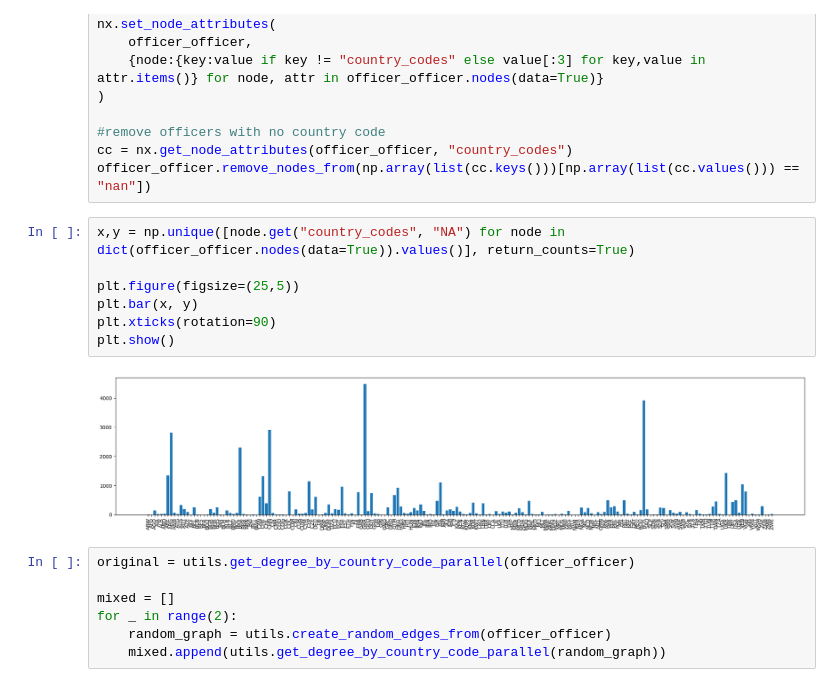
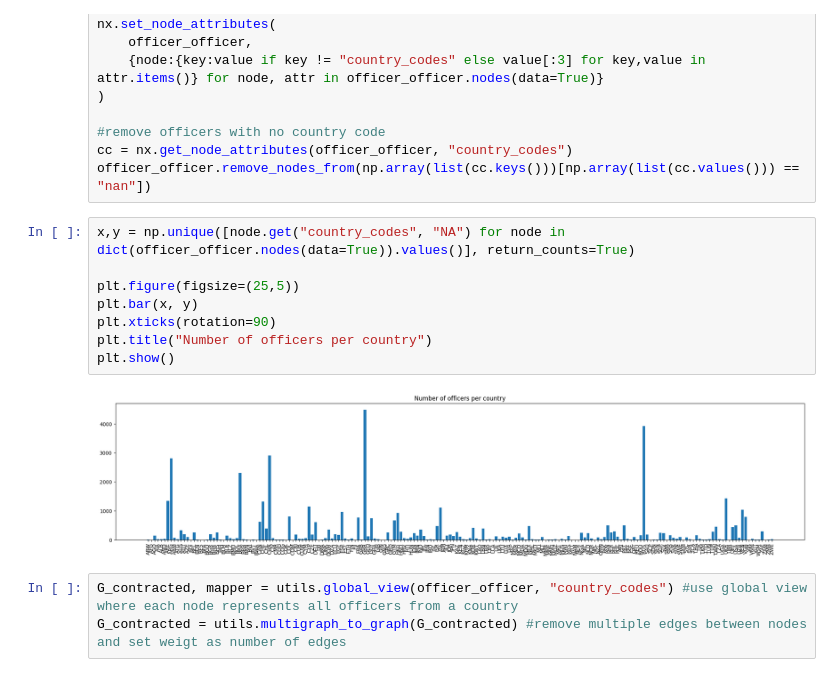
Before and after one commit to gabrieltorresgamez/fhnw-san-project, a Jupyter notebook: 03-switzerland-more-involved.ipynb, the cells around one changed output. Drawn from its saved outputs; the diff is of its cells as text.

```diff
--- a/03-switzerland-more-involved.ipynb
+++ b/03-switzerland-more-involved.ipynb
@@ -105,16 +106,13 @@ officer_officer.remove_nodes_from(np.array(list(cc.keys()))[np.array(list(cc.val
 # %%
 x,y = np.unique([node.get("country_codes", "NA") for node in dict(officer_officer.nodes(data=True)).values()], return_counts=True)
 
 plt.figure(figsize=(25,5))
 plt.bar(x, y)
 plt.xticks(rotation=90)
+plt.title("Number of officers per country")
 plt.show()
 # %% [output]
-[figure, old version]
+[figure, new version]
-# %%
-original = utils.get_degree_by_country_code_parallel(officer_officer)
-
-mixed = []
-for _ in range(2):
-    random_graph = utils.create_random_edges_from(officer_officer)
-    mixed.append(utils.get_degree_by_country_code_parallel(random_graph))
+# %%
+G_contracted, mapper = utils.global_view(officer_officer, "country_codes") #use global view where each node represents all officers from a country
+G_contracted = utils.multigraph_to_graph(G_contracted) #remove multiple edges between nodes and set weigt as number of edges
```
Also changed, not shown: parts of 7 cells of this notebook, 3 other files.
